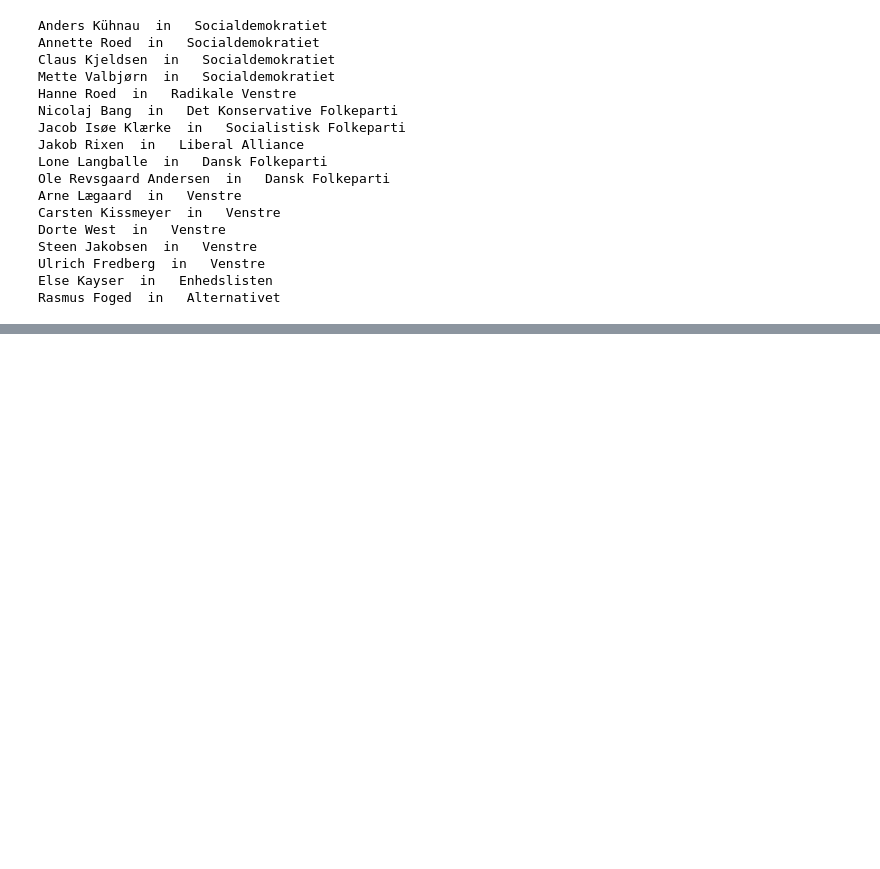
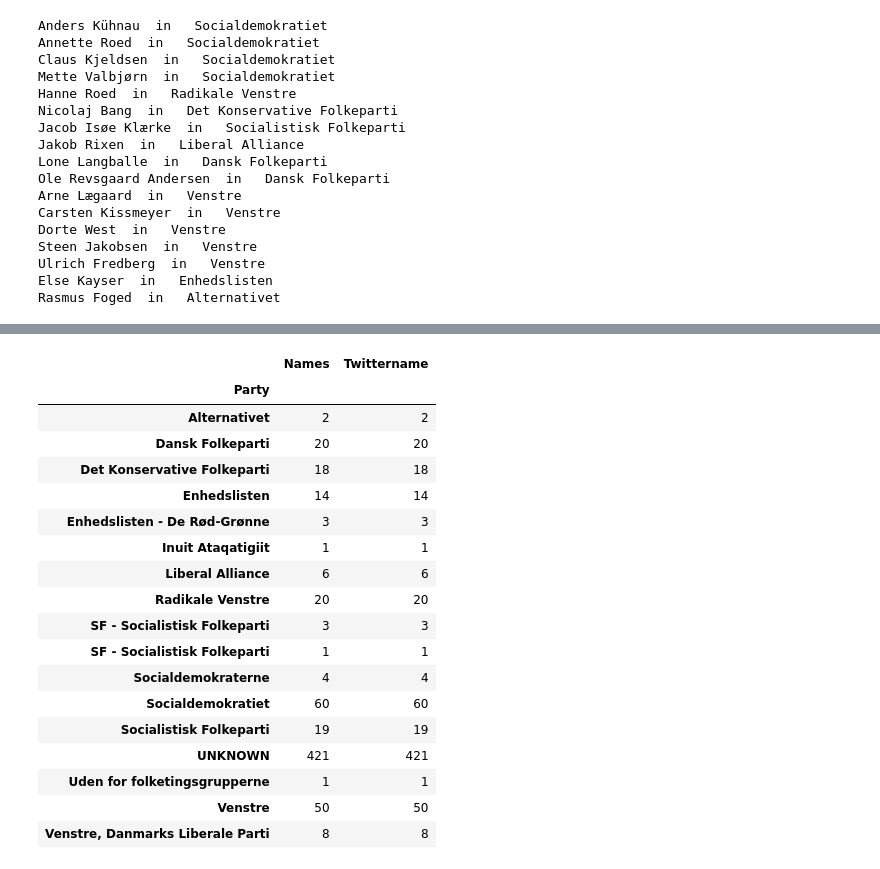
Before and after one commit to 98christianp/politiker, a Jupyter notebook: Code_for_loading_twitter_profiles.ipynb, the cells around one changed output, grey strips where cells are left out. Drawn from its saved outputs; the diff is of its cells as text; code cells hidden in the pictures; blank space fills up the shorter version.

```diff
--- a/Code_for_loading_twitter_profiles.ipynb
+++ b/Code_for_loading_twitter_profiles.ipynb
@@ -402,0 +454,17 @@ array(['Radikale Venstre', 'Venstre', 'Enhedslisten', 'UNKNOWN',
+# %%
+url = 'https://www.regionsjaelland.dk/politik/regionsraadet/regionsraadets-medlemmer/Sider/default.aspx'
+req = requests.get(url)
+soup = BeautifulSoup(req.content, 'html.parser')
+
+content = soup.findAll('div',{'class': 'employeList'})
+content = content[1:]
+for name_content in content:
+    name = name_content.a['title']
+    spans = name_content.findAll('span')
+    party = spans[1]
+
+    party_text = party.text.split(',')[1]
+    party_text = re.sub(pattern, '', party_text)
+    if name.strip() in data.values:
+        print(name.strip() + "  in   " + party_text.strip())
+        data.loc[data['Names'] == name.strip(), 'Party'] = party_text.strip()
@@ -402,0 +511,23 @@ array(['Radikale Venstre', 'Venstre', 'Enhedslisten', 'UNKNOWN',
+# %%
+url = 'https://www.regionh.dk/politik/politiske-udvalg-og-fora/regionsraadet/Sider/Medlemmer_af_regionsraadet_2018-2021.aspx'
+
+req = requests.get(url)
+soup = BeautifulSoup(req.content, 'html.parser')
+content = soup.findAll('h2', {'class': 'rh-Element-H2A'})
+
+for party in content:
+    print(party.text)
+    party_text = re.sub(pattern, '', party.text)
+    print(party_text.strip())
+    print("")
+    names = party.find_all_next('h3', {'rh-Element-H3A'})
+    # bit weird website structure compared to others so differnet method is used
+    # each party returns the names of politicians + those listed after it
+    # we can update each name setting it to the party continously for each element
+    for name in names:
+        name_text = name.text
+        name_text = name_text.strip()
+        #print(name_text)
+        if name_text in data.values:
+                print(name_text + " in " + party_text.strip())
+                data.loc[data['Names'] == name_text, 'Party'] = party_text.strip()
@@ -402,0 +552,22 @@ array(['Radikale Venstre', 'Venstre', 'Enhedslisten', 'UNKNOWN',
+# %%
+data.groupby('Party').count()
+# %% [output]
+|  | Names | Twittername |
+| Party |  |  |
+| Alternativet | 2 | 2 |
+| Dansk Folkeparti | 20 | 20 |
+| Det Konservative Folkeparti | 18 | 18 |
+| Enhedslisten | 14 | 14 |
+| Enhedslisten - De Rød-Grønne | 3 | 3 |
+| Inuit Ataqatigiit | 1 | 1 |
+| Liberal Alliance | 6 | 6 |
+| Radikale Venstre | 20 | 20 |
+| SF - Socialistisk Folkeparti | 3 | 3 |
+| SF - Socialistisk Folkeparti | 1 | 1 |
+| Socialdemokraterne | 4 | 4 |
+| Socialdemokratiet | 60 | 60 |
+| Socialistisk Folkeparti | 19 | 19 |
+| UNKNOWN | 421 | 421 |
+| Uden for folketingsgrupperne | 1 | 1 |
+| Venstre | 50 | 50 |
+| Venstre, Danmarks Liberale Parti | 8 | 8 |
```
Also changed, not shown: parts of 15 cells of this notebook, 1 other file.
